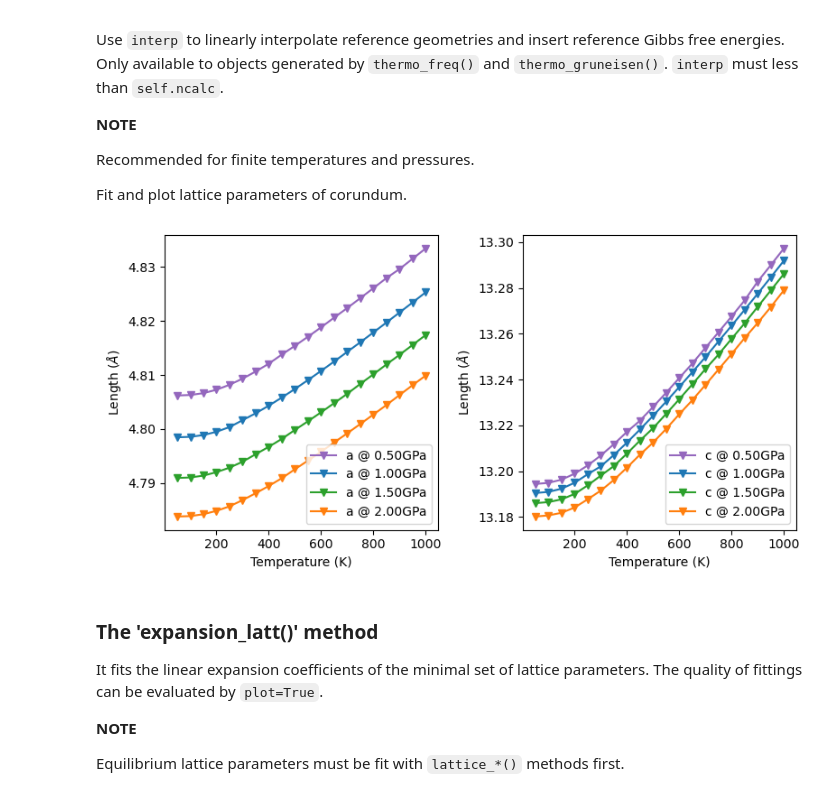
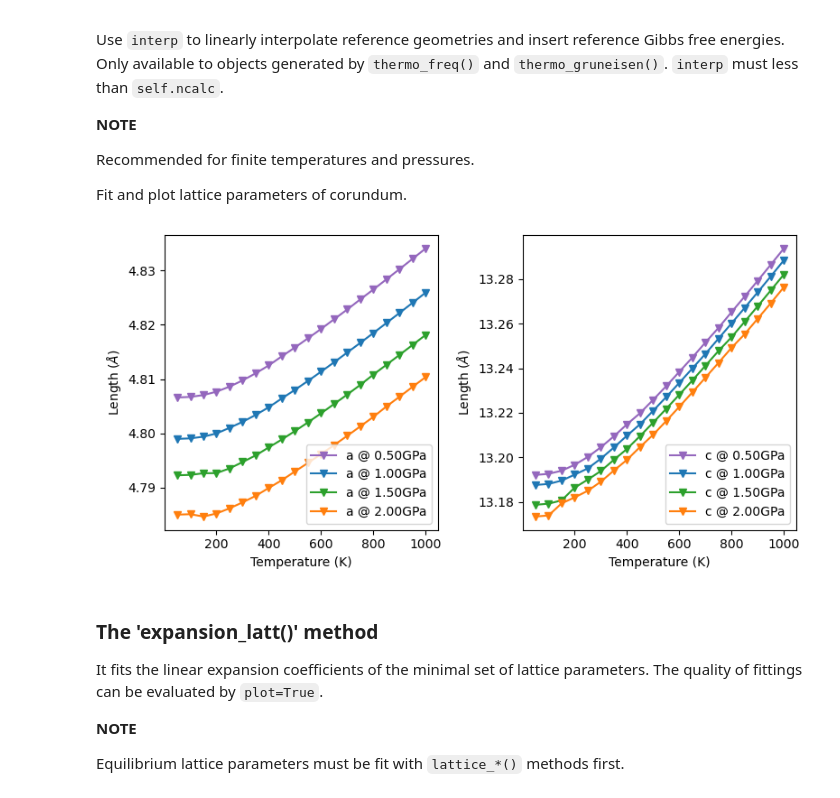
Before and after one commit to Spica-Vir/CRYSTALpytools-dev, a Jupyter notebook: examples/thermodynamics/qha.ipynb, the cells around one changed output. Drawn from its saved outputs; the diff is of its cells as text; code cells hidden in the pictures.

```diff
--- a/examples/thermodynamics/qha.ipynb
+++ b/examples/thermodynamics/qha.ipynb
@@ -404,30 +404,30 @@ Fit and plot lattice parameters of corundum.
 # %%
 import numpy as np
 from CRYSTALpytools.thermodynamics import Quasi_harmonic
 import matplotlib.pyplot as plt
 
 T = np.linspace(50, 1000, 20)
 p = np.linspace(0.5, 2, 4)
 
 obj = Quasi_harmonic(filename='qha_LattHessFit.yaml', temperature=T, pressure=p)
 obj.from_file('qha_corundumG.out', source='crystal-QHA')
 obj.thermo_gruneisen()
-obj.lattice_hess(interp=1)
+obj.lattice_hess(interp=3)
 
 fig, ax = plt.subplots(1, 2, figsize=(8, 4), sharey=False, layout='tight')
 
 name = ['a', 'c']
 color = ['tab:purple', 'tab:blue', 'tab:green', 'tab:orange', 'tab:red']
 for il in range(obj.latt_params.shape[-1]):
     for ip in range(obj.latt_params.shape[0]):
         # nPressure*nTemperature*nLattice
         ax[il].plot(T, obj.latt_params[ip, :, il], color=color[ip],
                     marker='v', label='{} @ {:.2f}GPa'.format(name[il], p[ip]))
     ax[il].legend(loc='lower right')
     ax[il].set_xlabel('Temperature (K)')
     ax[il].set_ylabel(r'Length ($\AA$)')
 # %% [output]
-[figure, old version]
+[figure, new version]
 # %% [markdown]
 ### The 'expansion_latt()' method
 
```
Also changed, not shown: parts of 8 cells of this notebook, 9 other files.
